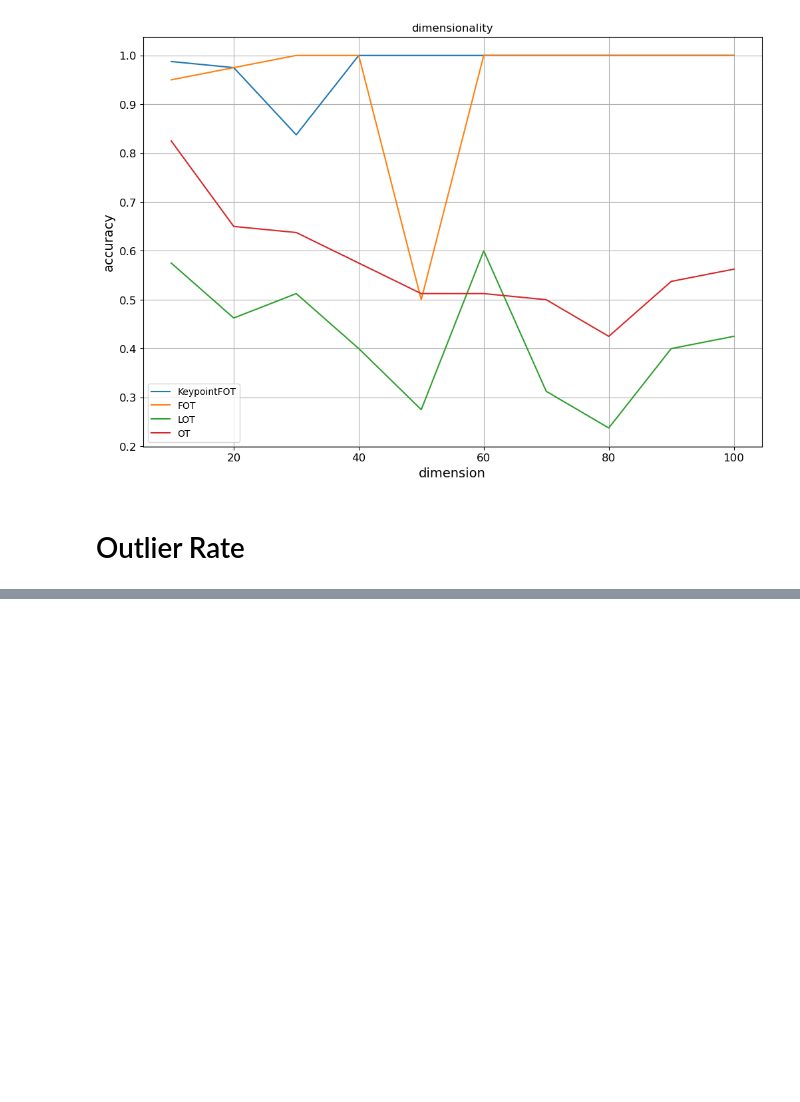
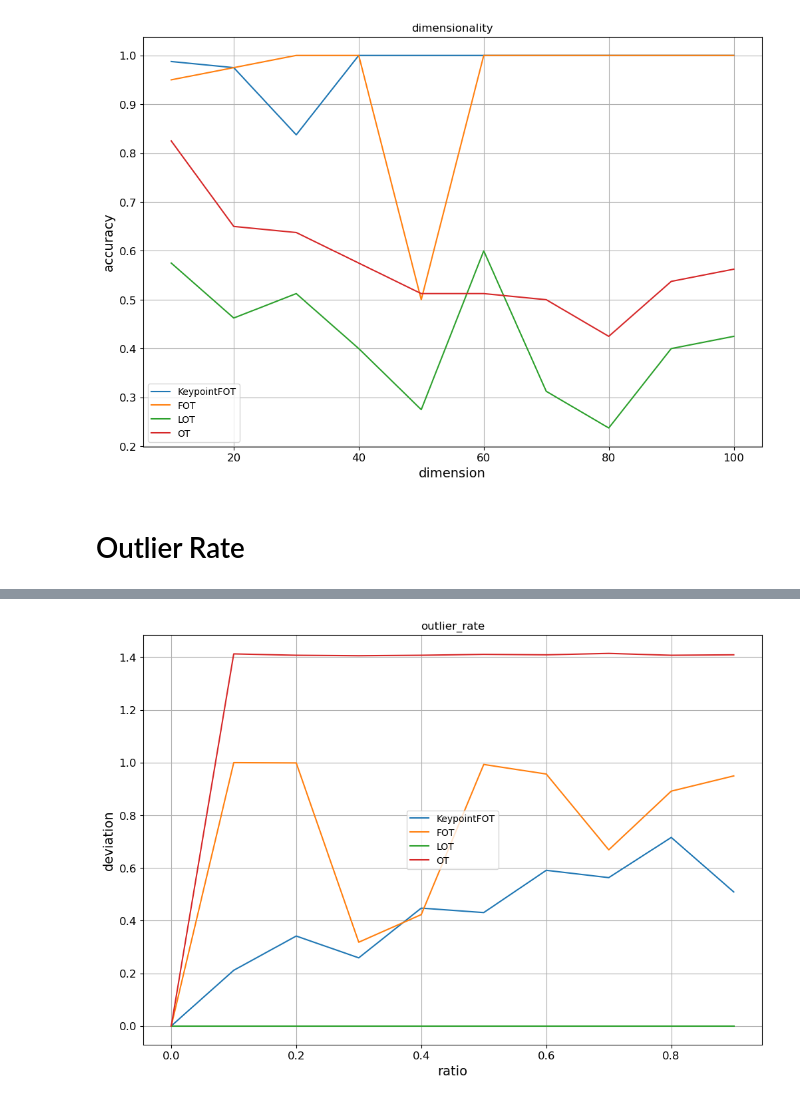
Before and after one commit to minhngt62/ot-kpgf, a Jupyter notebook: notebooks/Robustness to Perturbation.ipynb, the cells around one changed output, grey strips where cells are left out. Cells and saved outputs as stored; diff of their text form; code cells hidden in the pictures; blank space fills up the shorter version.

Commit message:
Re-experiment outlier_rate

```diff
--- a/notebooks/Robustness to Perturbation.ipynb
+++ b/notebooks/Robustness to Perturbation.ipynb
@@ -194,3 +195,91 @@ exp.plot(x_axis="dimension", y_axis="accuracy")
 [figure]
 # %% [markdown]
 # Outlier Rate
+# %%
+# Setup the experiment
+def add_random_plane(
+    X: np.ndarray, y: np.ndarray, means: np.ndarray,
+    prop_noised: float = 1, intensity: float = 0.1
+) -> np.ndarray:
+    if prop_noised == 0:
+        return X
+    inds = np.arange(X.shape[0])
+    np.random.shuffle(inds)
+    inds = inds[:int(prop_noised * X.shape[0])]
+    X_ = X.copy()
+    X_[inds] = X[inds] + np.random.normal(
+        scale=intensity * np.sqrt(0.5 * np.square(means[y[inds].astype("int64")])),
+        size=(len(inds), X.shape[1])
+    )
+    return X_
+# %%
+#@title Run the experiment
+np.random.seed(1)
+n_anchors = 4
+n_keypoints = 4
+k = 4
+dim = 30
+cluster_num_samples = 100
+n = cluster_num_samples * k
+max_prop_noised = 1
+noise_intensity = 1
+source_distance, source_sparity = 1, 0.1
+target_distance, target_sparity = source_distance*1.5, source_sparity
+step = 0.1
+
+# init OTs
+models = {
+    "KeypointFOT": KeypointFOT(n_free_anchors=n_anchors, guide_mixing=0.5, stop_thr=1e-5,
+                               sinkhorn_reg=0.0005, temperature=0.01, div_term=1e-10, max_iters=200),
+    "FOT": FOT(n_anchors=n_anchors, sinkhorn_reg=0.1),
+    "LOT": LOT(None, n_source_anchors=n_anchors, n_target_anchors=n_anchors, epsilon=100, epsilon_z=100),
+    "OT": EMD(),
+}
+
+# init experiment and logger
+exp = RobustnessExperiment(model=models, exp_name="outlier_rate", log_dir="logs")
+exp.record_[exp.exp_name] = {model_id: {"ratio": [], "accuracy": [], "deviation": [],  "runtime": []} for model_id in exp.model}
+exp_range = [step * i for i in range(int(max_prop_noised // step) + 1)]
+P0 = {k: None for k in exp.model.keys()}
+
+# test on increasing samples noised
+for prop_noised in exp_range:
+    # generate data
+    Xs, ys, Ks = random_orig_data(n, dim, k,
+                                cluster_distance=source_distance,
+                                cluster_sparity=source_sparity)
+    Xt, yt, Kt = random_orig_data(n, dim, k,
+                                cluster_distance=target_distance,
+                                cluster_sparity=target_sparity)
+    Xt[:, 0] = -Xt[:, 0]
+    K = [(Ks[i], Kt[i]) for i in range(len(Ks))][:n_keypoints]
+    a, b = np.ones(Xs.shape[0]) / Xs.shape[0], np.ones(Xt.shape[0]) / Xt.shape[0]
+
+    Xs_ = Xs
+    Xt_ = add_random_plane(Xt, yt, Xt[Kt][np.argsort(ys[Kt])], prop_noised,
+                           intensity=noise_intensity)
+
+    for model_id, model in exp.model.items():
+        start = time.time()
+        ys_pred = exp.run(Xs_, Xt_, a, b, ys, yt, model, K=K)
+
+        if prop_noised == 0:
+            P0[model_id] = model.P_
+            dev = 0
+        else:
+            dev = np.linalg.norm(model.P_ - P0[model_id]) / np.linalg.norm(P0[model_id])
+
+        exp.record_[exp.exp_name][model_id]["deviation"].append(dev)
+        exp.record_[exp.exp_name][model_id]["ratio"].append(prop_noised)
+        exp.record_[exp.exp_name][model_id]["accuracy"].append(exp.accuracy(ys_pred, ys))
+        exp.record_[exp.exp_name][model_id]["runtime"].append(time.time() - start)
+
+    dev_log = {model_id: exp.record_[exp.exp_name][model_id]["deviation"][-1] for model_id in exp.record_[exp.exp_name]}
+    acc_log = {model_id: exp.record_[exp.exp_name][model_id]["accuracy"][-1] for model_id in exp.record_[exp.exp_name]}
+    runtime_log = {model_id: exp.record_[exp.exp_name][model_id]["runtime"][-1] for model_id in exp.record_[exp.exp_name]}
+    #exp.checkpoint()
+    exp.logger.info(f"Noise ratio: {prop_noised}, Accuracy: {acc_log}, Deviation: {dev_log},  Runtime: {runtime_log}")
+
+# plot deviation vs. prop noised
+exp.plot(x_axis="ratio", y_axis="deviation")
+# %% [output]
@@ -196,0 +296 @@ exp.plot(x_axis="dimension", y_axis="accuracy")
+[figure, added]
```
Also changed, not shown: parts of 5 cells of this notebook.
